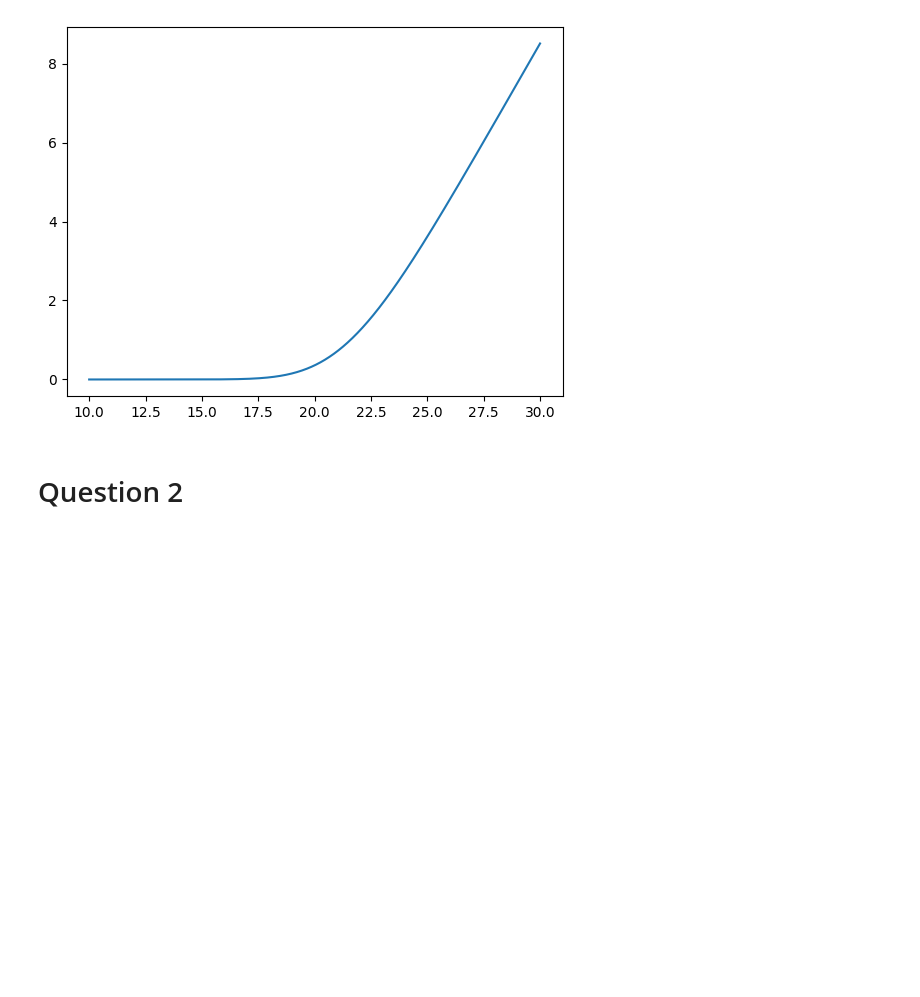
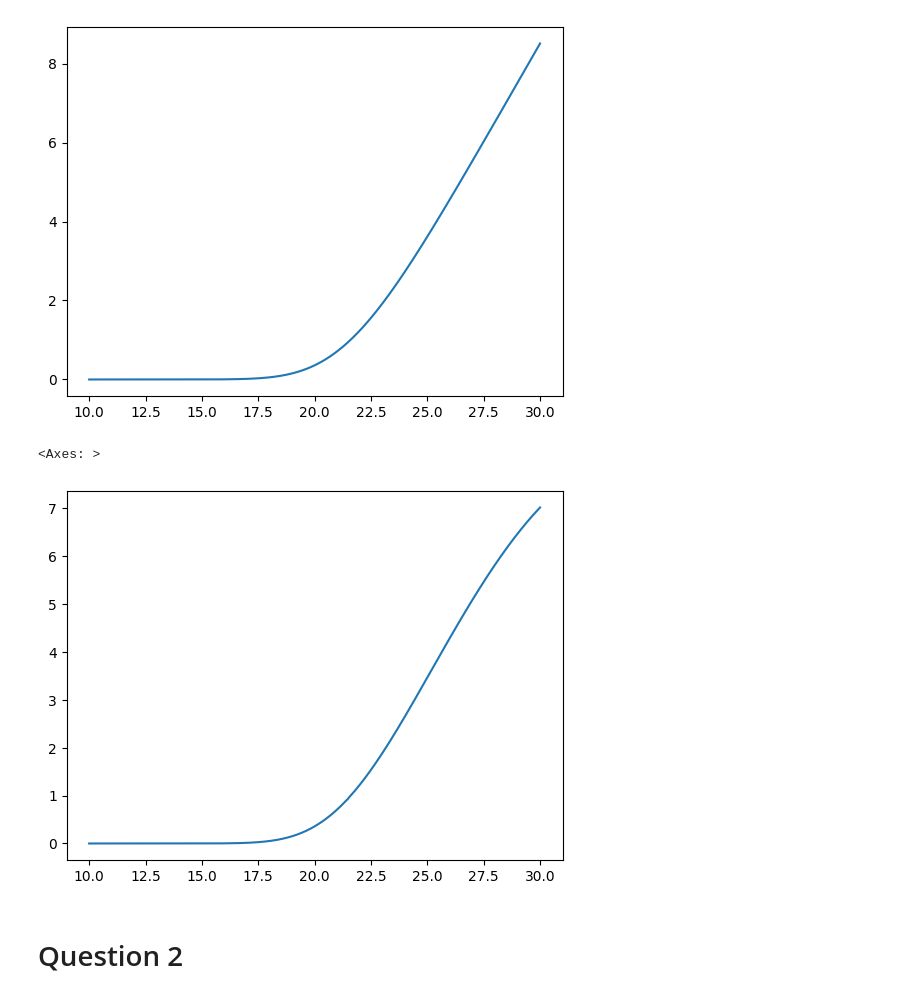
Before and after one commit to DanLeEpicMan/PSTAT-223C, a Jupyter notebook: hw2/hw2.ipynb, the cells around one changed output. Cells and saved outputs as stored; diff of their text form; code cells hidden in the pictures; blank space fills up the shorter version.

```diff
--- a/hw2/hw2.ipynb
+++ b/hw2/hw2.ipynb
@@ -355,6 +367,7 @@ def compound_crank_nicolson_solver(
     This assumes that `T / dt` and `(X_max - X_min) / dx` are integers.
 
     Payoff is an optional parameter. If not given, then the payoff will be assumed to be 1.
+
     Boundary is an optional parameter. It is a function that is given the current index and returns
     the boundary conditions for (0, N+1), which is then added to the RHS of the linear system. Defaults to 0.
     '''
@@ -412,7 +425,12 @@ def compound_crank_nicolson_solver(
     b = np.zeros(N)
     for i in range(M - 1, 0, -1): # M - 1, ..., 1
         b[0], b[-1] = boundary(i)
-        grid[:, i-1] = sp.linalg.solve_banded((1, 1), A_scipy, B @ grid[:, i] + b)
+        RHS = B @ grid[:, i] + b
+        RHS[0], RHS[-1] = RHS[1], RHS[-2]
+        # i haven't been able to figure this out...
+        # zeroing out the last point just brings the same weird problem of exploding boundaries
+        # to the penultimate point
+        grid[:, i-1] = sp.linalg.solve_banded((1, 1), A_scipy, RHS)
 
     return grid
 # %%
@@ -489,6 +498,11 @@ sns.lineplot(x=np.linspace(10, 30, 1001), y=compound_implicit_prices[:, 0])
 # %% [output]
 <Axes: >
 [figure]
+# %%
+sns.lineplot(x=np.linspace(10, 30, 1001), y=cn_implicit_prices[:, 0])
+# %% [output]
+<Axes: >
+[figure, added]
 # %% [markdown]
 # Question 2
 # %% [markdown]
```
Also changed, not shown: parts of 29 cells of this notebook.
